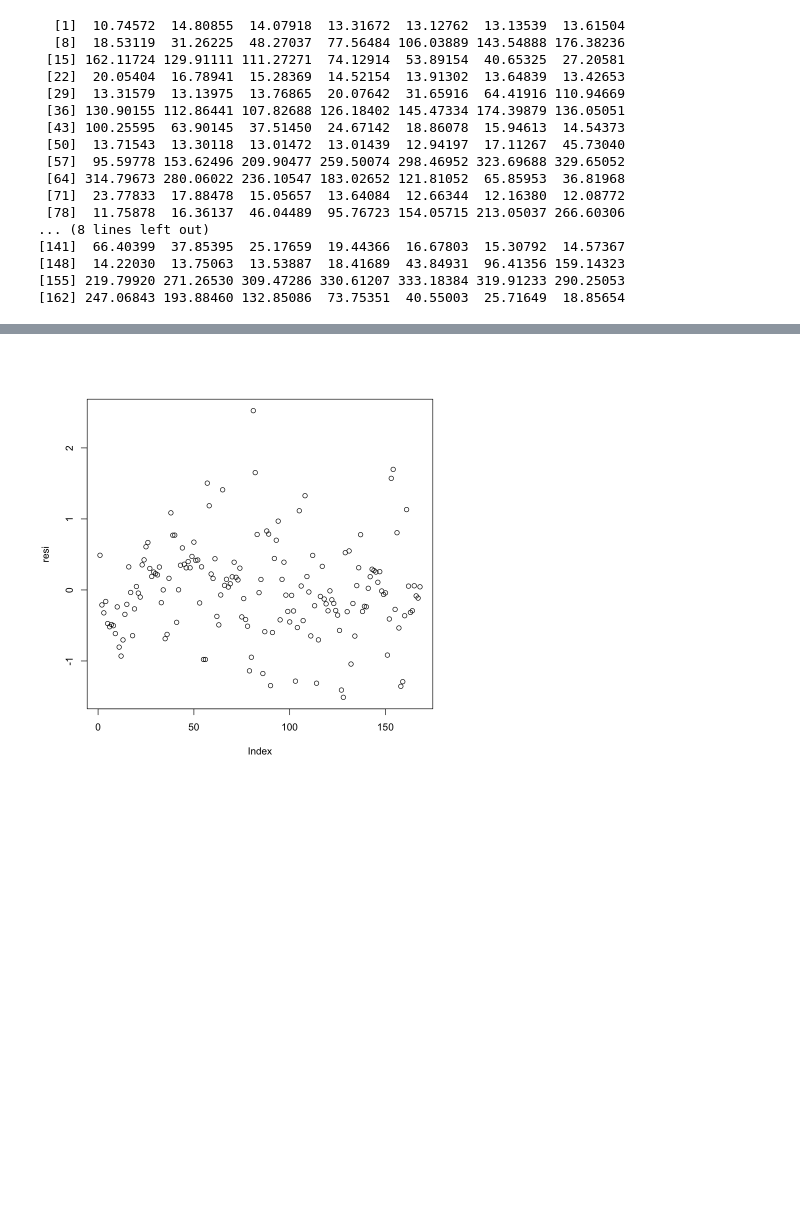
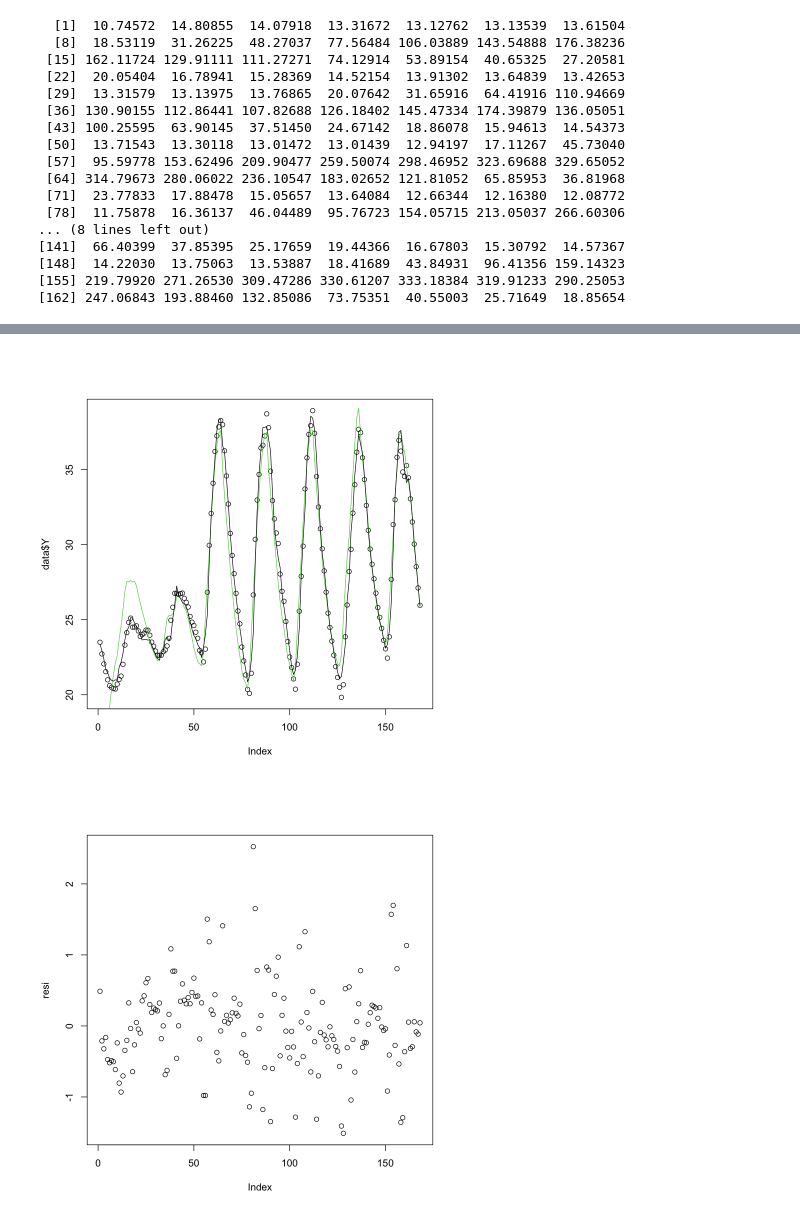
Before and after one commit to mathilderask/TimeSeriesAnalysis, a Jupyter notebook: Assignment4/opg2_nik.ipynb, the cells around one changed output, grey strips where cells are left out. Saved outputs shown, nothing was run; the diff lists cells and outputs as text; code cells hidden in the pictures; blank space fills up the shorter version.

```diff
--- a/Assignment4/opg2_nik.ipynb
+++ b/Assignment4/opg2_nik.ipynb
@@ -62,7 +24,0 @@ $message
-# %%
-#par<-c(0.690860047059309,33.293840707858,0.19775496634545,100,99.6589991915373,0.00393287745591311,78.2779790887682)
-#par <- c(0.754802544737855, 1.31905147966167, 0.0300438243504202, 3.33409776317509, 9.75252004917748, 0.0852953011800414, 9.62298598104829)
-#par <-c(0.800985935718856,0.0864281548461854,0.00243522672297662,0.180788805553792,0.545906789787806,1.18041538955095,1e-04)
-par <-c(0.8008638911196,0.0866241747785743,0.00243703947452681,0.181047712205785,0.546459943430605,1.17935739929998,1e-04)
-plot(data$Y)
-lines(kf_logLik_dt1d(par=par,df = data))
@@ -70,0 +25,9 @@ lines(kf_logLik_dt1d(par=par,df = data))
+# %%
+set.seed(1000)
+par1d <- estimate_dt1d(start_par = c(runif(15,-1,1),0.5),df=data,lower = c(rep(-Inf,10),1e-5,1e-5,1e-5,-Inf,-Inf,1e-5),upper = Inf)$par
+set.seed(1000)
+par2d <- estimate_dt(start_par = c(runif(15,-1,1),0.5),df=data,lower = c(rep(-Inf,10),1e-5,1e-5,1e-5,-Inf,-Inf,1e-5), upper = Inf)$par
+
+print(par1d)
+print("\n")
+print(par2d)
@@ -71,3 +52,9 @@ lines(kf_logLik_dt1d(par=par,df = data))
+# %%
+plot(data$Y)
+lines(kf_logLik_dt1d(par=par1d,df = data),col = 3)
+lines(kf_logLik_dt(par=par2d,df = data),col=1)
+# %% [output]
+[figure, added]
 # %%
 resi <- data$Y-kf_logLik_dt1d(par=par,df = data)
 plot(resi)
```
Also changed, not shown: parts of 8 cells of this notebook, 1 other file.
